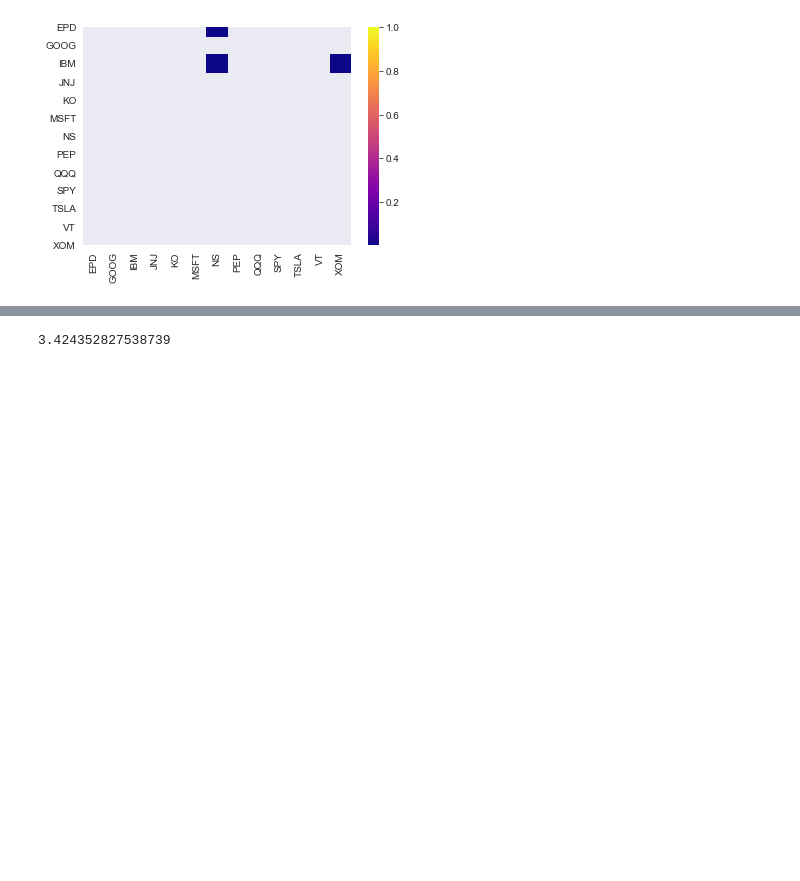
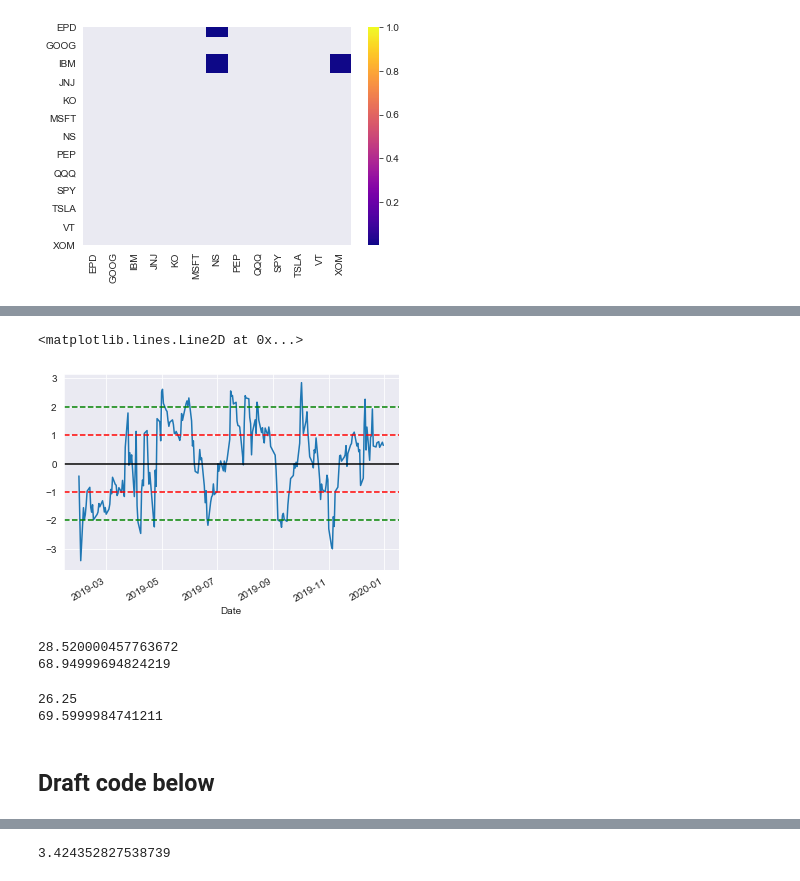
Before and after one commit to JohnRMcK/Pairs-Trading-Project, a Jupyter notebook: Project Draft.ipynb, the cells around one changed output, grey strips where cells are left out. Drawn from its saved outputs; the diff is of its cells as text; code cells hidden in the pictures; blank space fills up the shorter version.

```diff
--- a/Project Draft.ipynb
+++ b/Project Draft.ipynb
@@ -210,3 +292,34 @@ return_SPY.plot()
+# %%
+#this is based on the 20 day rolling avg.
+spread_mavg1 = spread.rolling(1).mean()
+spread_mavg20 = spread.rolling(20).mean()
+spread_std20 = spread.rolling(20).std()
+zscore_20_1 = (spread_mavg1 - spread_mavg20)/spread_std20
+zscore_20_1.plot(label = 'Rolling 20 day z score')
+plt.axhline(0,color = 'black')
+plt.axhline(1, c ='r',ls='--')
+plt.axhline(-1, c ='r',ls='--')
+plt.axhline(2, c ='g',ls='--')
+plt.axhline(-2, c ='g',ls='--')
+# %% [output]
+<matplotlib.lines.Line2D at 0x...>
+[figure, added]
+# %%
+print(data['EPD']['2019-10-01']) #SHORT
+
+print(data['XOM']['2019-10-01']) #LONG
+# %% [output]
+28.520000457763672
+68.94999694824219
+# %%
+print(data['EPD']['2019-11-01']) #SHORT
+
+print(data['XOM']['2019-11-01']) #LONG
+# %% [output]
+26.25
+69.5999984741211
+# %% [markdown]
+## Draft code below
 # %%
 YTD_return_stock1=sum(return_stock1) / len(return_stock1)
 YTD_return_stock2=sum(return_stock2) / len(return_stock2)
```
Also changed, not shown: parts of 21 cells of this notebook.
